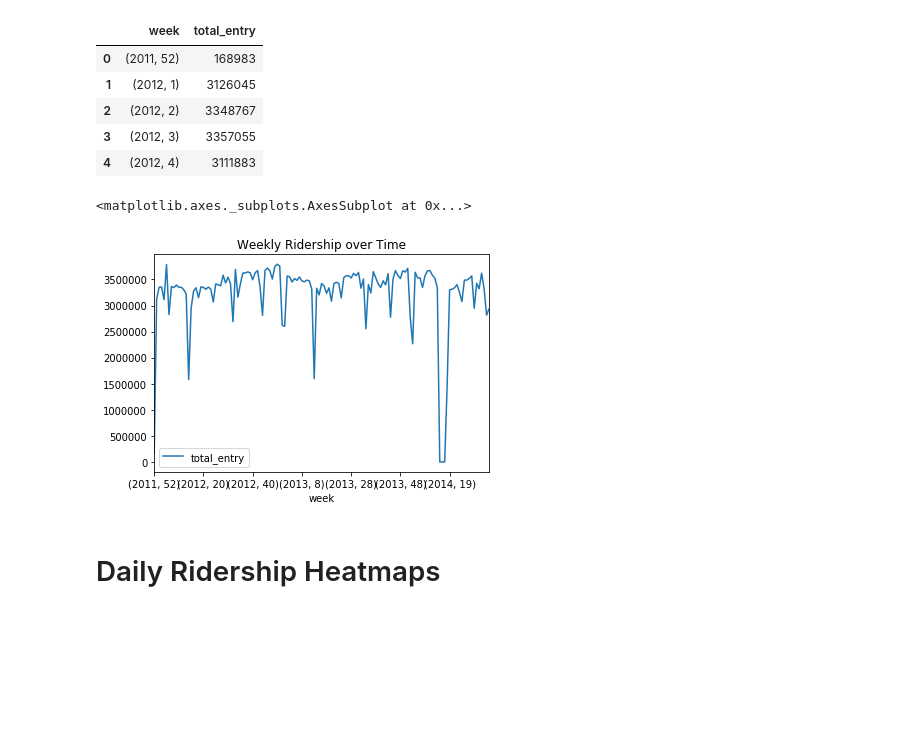
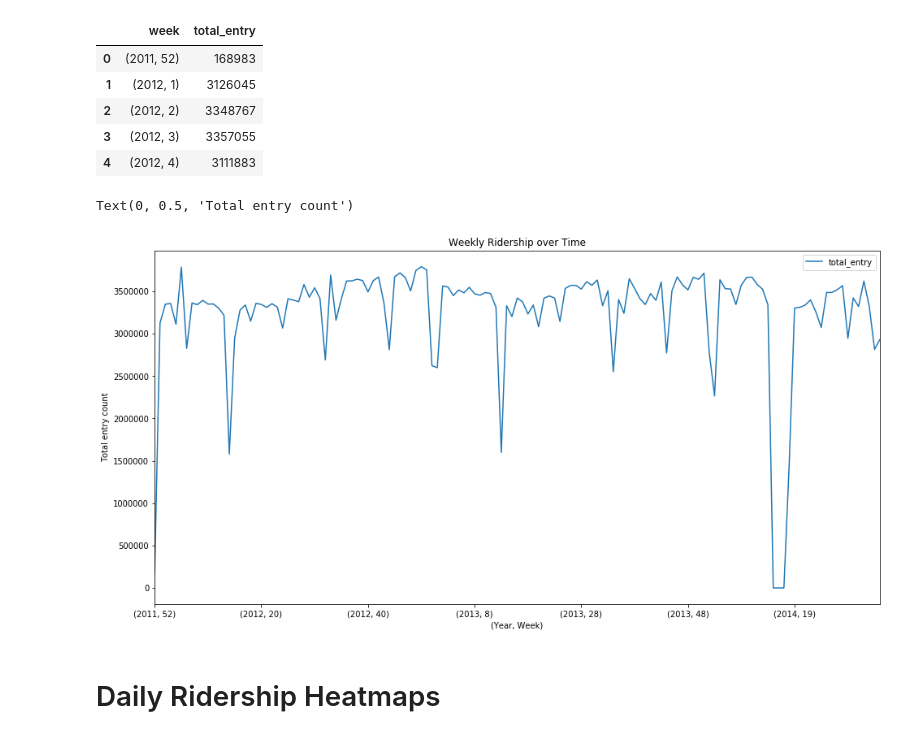
Before and after one commit to DEGABGED/MRT-Daily-Ridership-Visualization-2012-2014-, a Jupyter notebook: MRT Daily Ridership (2012-2014) Analysis.ipynb, the cells around one changed output. Saved outputs shown, nothing was run; the diff lists cells and outputs as text; code cells hidden in the pictures; blank space fills up the shorter version.

```diff
--- a/MRT Daily Ridership (2012-2014) Analysis.ipynb
+++ b/MRT Daily Ridership (2012-2014) Analysis.ipynb
@@ -238,10 +238,12 @@ df_entry_byweek.head()
 | 3 | (2012, 3) | 3357055 |
 | 4 | (2012, 4) | 3111883 |
 # %%
-df_entry_byweek.plot('week', 'total_entry', title='Weekly Ridership over Time')
+ax = df_entry_byweek.plot('week', 'total_entry', title='Weekly Ridership over Time', figsize=(16,8))
+ax.set_xlabel('(Year, Week)')
+ax.set_ylabel('Total entry count')
 # %% [output]
-<matplotlib.axes._subplots.AxesSubplot at 0x...>
+Text(0, 0.5, 'Total entry count')
-[figure, old version]
+[figure, new version]
 # %% [markdown]
 # Daily Ridership Heatmaps
 # %%
```
Also changed, not shown: parts of 11 cells of this notebook.
